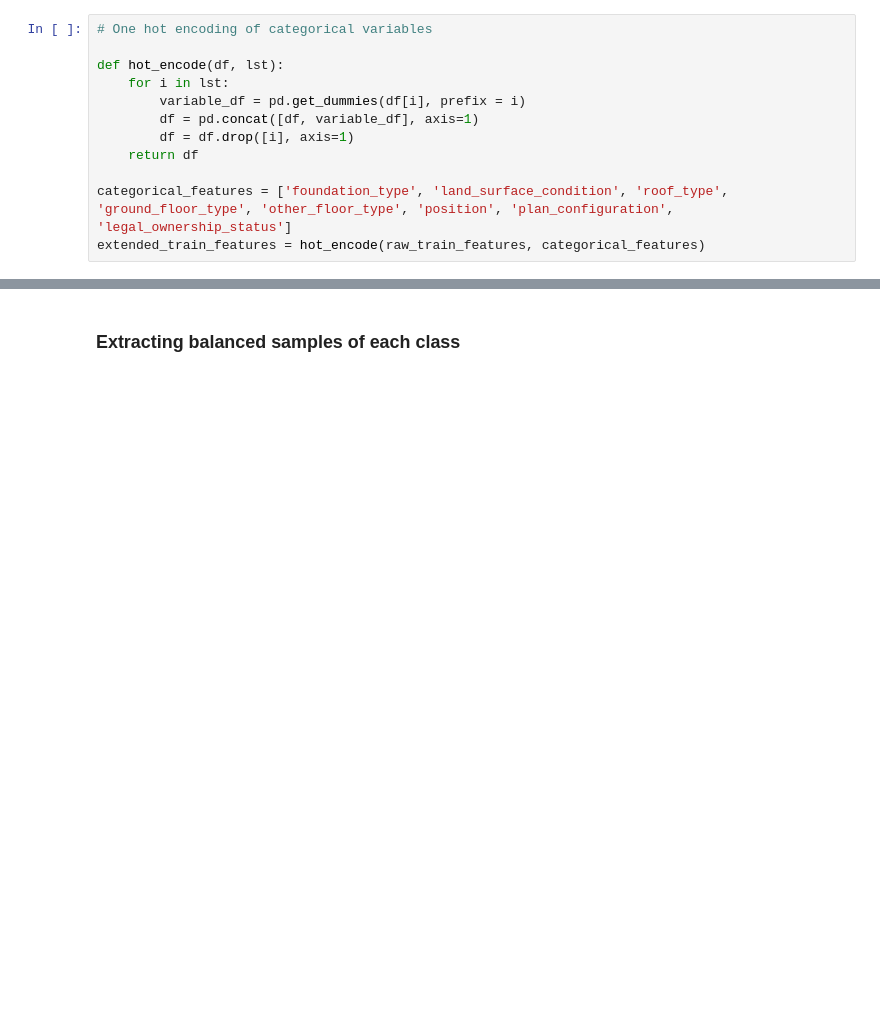
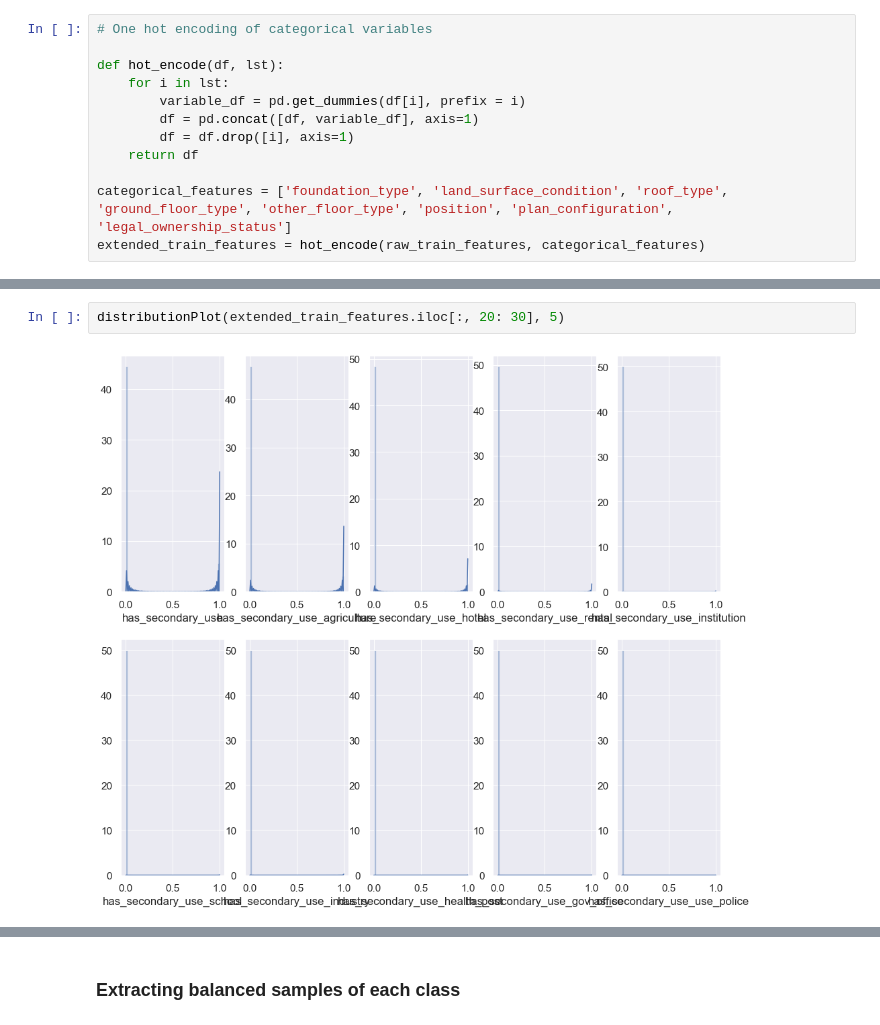
Before and after one commit to belulali/earthquake, a Jupyter notebook: SVM - Earthquake.ipynb, the cells around one changed output, grey strips where cells are left out. Cells and saved outputs as stored; diff of their text form; blank space fills up the shorter version.

```diff
--- a/SVM - Earthquake.ipynb
+++ b/SVM - Earthquake.ipynb
@@ -29,0 +73,4 @@ extended_train_features = hot_encode(raw_train_features, categorical_features)
+# %%
+distributionPlot(extended_train_features.iloc[:, 20: 30], 5)
+# %% [output]
+[figure, added]
```
Also changed, not shown: parts of 8 cells of this notebook, 4 other files.
